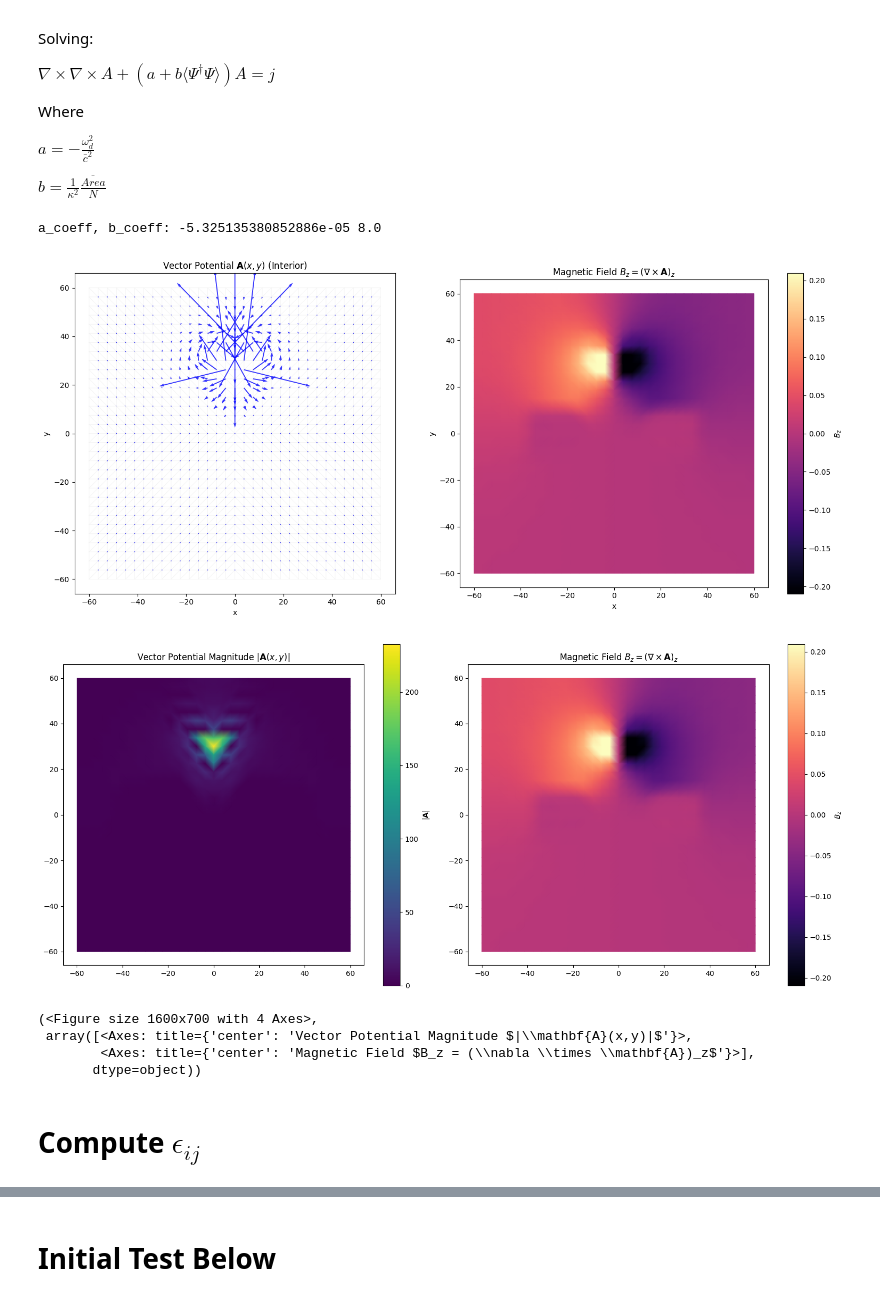
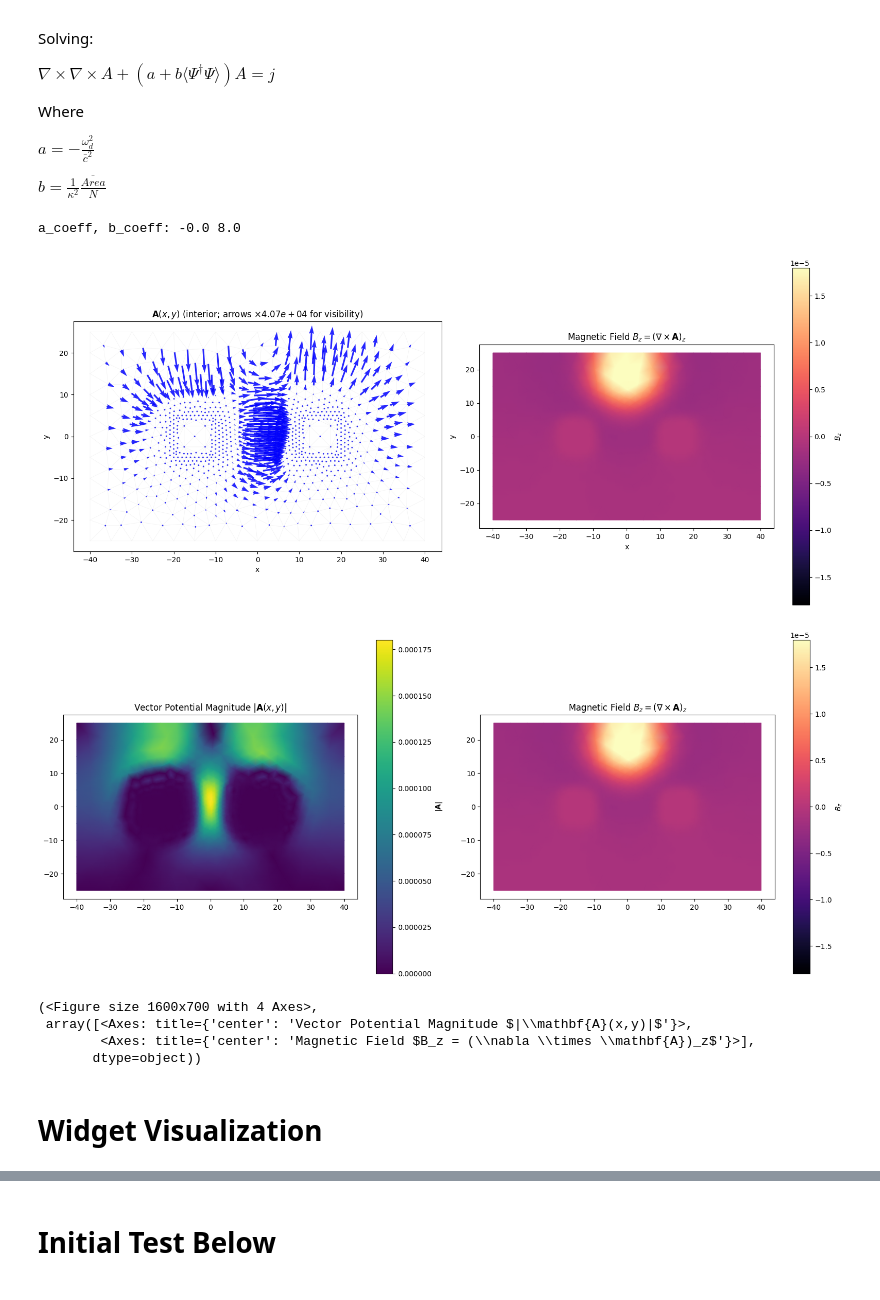
Before and after one commit to vcaipu/cqednumerics, a Jupyter notebook: RabiLondon/2DMaxwells.ipynb, the cells around one changed output, grey strips where cells are left out. Drawn from its saved outputs; the diff is of its cells as text; code cells hidden in the pictures.

```diff
--- a/RabiLondon/2DMaxwells.ipynb
+++ b/RabiLondon/2DMaxwells.ipynb
@@ -15,7 +15,7 @@ import numpy as np
 # First load in 2D mesh and 2D modes (statics solution)
 pickled_obj = {}
 
-with open('./../2D/allplots/newplots/results.pkl', 'rb') as f:
+with open('./../2D/allplots/square10sep20num100/results.pkl', 'rb') as f:
     pickled_obj= pickle.load(f)
 
 femsystem:FEMSystem = pickled_obj["femsystem"]
@@ -24,7 +24,7 @@ u_even,u_odd = pickled_obj["u_even"],pickled_obj["u_odd"]
 u_left,u_right = 1/jnp.sqrt(2)*(u_even - u_odd), 1/jnp.sqrt(2)* (u_even + u_odd)
 u_even_interior,u_odd_interior = u_even[femsystem.interior_dofs],u_odd[femsystem.interior_dofs]
 theta_at_dofs = pickled_obj["theta_at_dofs"]
-n,N,coeffs = pickled_obj["n"],pickled_obj["N"],pickled_obj["coeffs"]
+n,N,coeffs = pickled_obj["n"],pickled_obj["parameters"]["N"],pickled_obj["coeffs"]
 
 # Get the mesh
 mesh = femsystem.mesh
@@ -51,12 +51,12 @@ $a = - \frac{\omega_d^2}{\bar{c}^2}$
 $b = \frac{1}{\kappa^2}\frac{\overline{Area}}{N}$
 # %%
 from scipy.sparse.linalg import spsolve
-from skfem import MeshTri, ElementTriN1, ElementTriP1, Basis, BilinearForm, LinearForm, asm, condense
+from skfem import MeshTri, ElementTriN1, ElementTriN2, ElementTriP1, ElementTriP2, Basis, BilinearForm, LinearForm, asm, condense
 from skfem.helpers import curl, dot
 
 
 
-omega_d = 1
+omega_d = 0
 c_bar = 137.036
 kappa = 1
 area = 800
@@ -70,23 +70,29 @@ print("a_coeff, b_coeff:", a_coeff, b_coeff)
 # Solver Below
 ########################################################
 
-nodal_element = ElementTriP1()
+nodal_element = femsystem.element  # Get the scikit-fem element used for nodal basis (e.g., ElementTriP1/P2)
 nedelic_element = ElementTriN1()
-basis_nodal = Basis(mesh, nodal_element)
-basis_edge = Basis(mesh, nedelic_element)
+# Same intorder as pickled FEMSystem (often 5 in 2DTwoModesOpt). Otherwise asm(...) rejects
+# femsystem.basis.interpolate(psi_exp): quadrature must match basis_edge.
+basis_nodal = Basis(mesh, nodal_element, intorder=femsystem.intorder)
+basis_edge = Basis(mesh, nedelic_element, intorder=femsystem.intorder)
 
 nodes_x = mesh.p[0]
 nodes_y = mesh.p[1]
 epsilon = 1e-4
-N_particles = float(pickled_obj["N"])
-psi_exp = (u_left **2 + u_right**2) * N_particles / 2 + epsilon
+psi_exp = (u_left **2 + u_right**2) * N / 2 + epsilon
+# Interpolate psi_exp with femsystem.basis: same FE space as u_* (often P2) and same quadrature
+# as basis_edge via intorder above. Using basis_nodal.interpolate(psi_exp) fails (wrong N or wrong quads).
 
 # Strip current on the left (like the working "Initial Test" cell), not a point delta — fills the domain with B.
-source_coord = (0.0,30.0)
+# On MeshTri2, mesh.p includes midside nodes; P1 nodal DOFs are basis_nodal.N == mesh.nvertices in the *vertex* sense.
+# Search closest dof in basis_nodal.doflocs and size b_* with basis_nodal.N so interpolate() agrees.
+source_coord = (0.0, 30.0)
 source_coord_arr = np.array(source_coord).reshape(2, 1)
-closest_node_index = np.argmin(np.sum((mesh.p - source_coord_arr)**2, axis=0))
-b_nodal_values = np.zeros((2, mesh.nvertices))
-b_nodal_values[1, closest_node_index] = 1
+dof_xy = basis_nodal.doflocs
+closest_node_index = int(np.argmin(np.sum((dof_xy - source_coord_arr) ** 2, axis=0)))
+b_nodal_values = np.zeros((2, basis_nodal.N))
+b_nodal_values[1, closest_node_index] = 1.0
 
 @BilinearForm
 def bilinear_form(u,v,w):
@@ -97,45 +103,46 @@ def bilinear_form(u,v,w):
 @LinearForm
 def general_source(v, w):
     b_vec = np.array([w['bx'], w['by']])
     return dot(b_vec, v)
 
-
 @LinearForm
 def dipole_source(v, w):
     x = w.x[0]
     y = w.x[1]
-    x0, y0 = 0.0, 50.0
-    sigma = 6.0
-    m = 1e1
+    x0, y0 = 0.0, 20.0
+    sigma = 10.0
+    m = 0.01
     M = (m / (np.pi * sigma**2)) * np.exp(-((x - x0)**2 + (y - y0)**2) / sigma**2)
     Jx = -M * 2 * (y - y0) / sigma**2
     Jy =  M * 2 * (x - x0) / sigma**2
     J_vec = np.array([Jx, Jy])
     return dot(J_vec, v)
 
 A_matrix = asm(bilinear_form, basis_edge,
-               psi_exp=basis_nodal.interpolate(psi_exp))
+               psi_exp=femsystem.basis.interpolate(np.asarray(psi_exp, dtype=np.float64)))
 
 b_vector = asm(general_source, basis_edge,
                bx=basis_nodal.interpolate(b_nodal_values[0,:]),
                by=basis_nodal.interpolate(b_nodal_values[1,:]))
+
+b_vector = asm(dipole_source, basis_edge)
 
 A_sol = np.zeros(basis_edge.N)
 D = basis_edge.get_dofs().all()
 A_int, b_int, x_int, I = condense(A_matrix, b_vector, D=D)
 A_sol[I] = spsolve(A_int, b_int)
 
 vis = VisualizeVF(mesh, basis_edge, A_sol)
 fig, ax = vis.visualize_vf(A_sol, bz_symmetric_percentile=99.0)
 vis.visualize_vf_mag(A_sol, bz_symmetric_percentile=99.0)
-vis.visualize_bz_surface(A_sol, bz_symmetric_percentile=99.0)
+# vis.visualize_bz_surface(A_sol, bz_symmetric_percentile=99.0)
 # %% [output]
-a_coeff, b_coeff: -5.325135380852886e-05 8.0
+a_coeff, b_coeff: -0.0 8.0
-[figure, old version]
+[figure, new version]
-[figure, old version]
+[figure, new version]
 (<Figure size 1600x700 with 4 Axes>,
  array([<Axes: title={'center': 'Vector Potential Magnitude $|\\mathbf{A}(x,y)|$'}>,
         <Axes: title={'center': 'Magnetic Field $B_z = (\\nabla \\times \\mathbf{A})_z$'}>],
        dtype=object))
 # %% [markdown]
-# Compute $\epsilon_{ij}$
+# Widget Visualization
```
Also changed, not shown: parts of 3 cells of this notebook, 1 other file.
